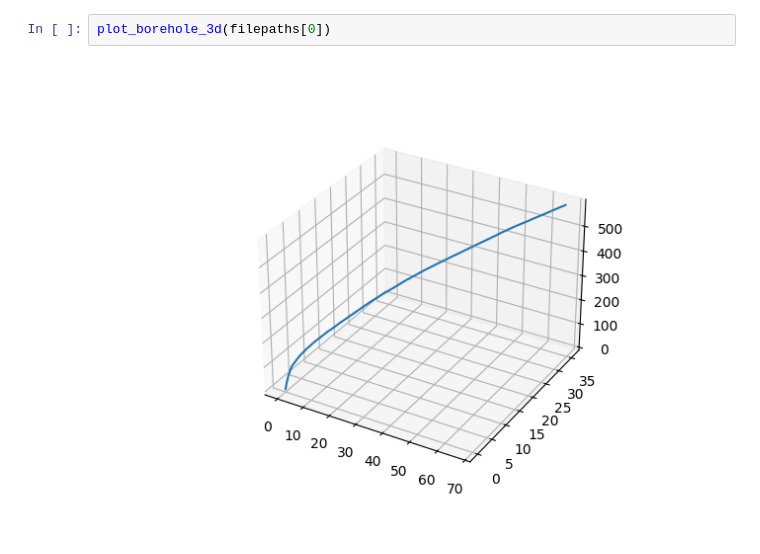
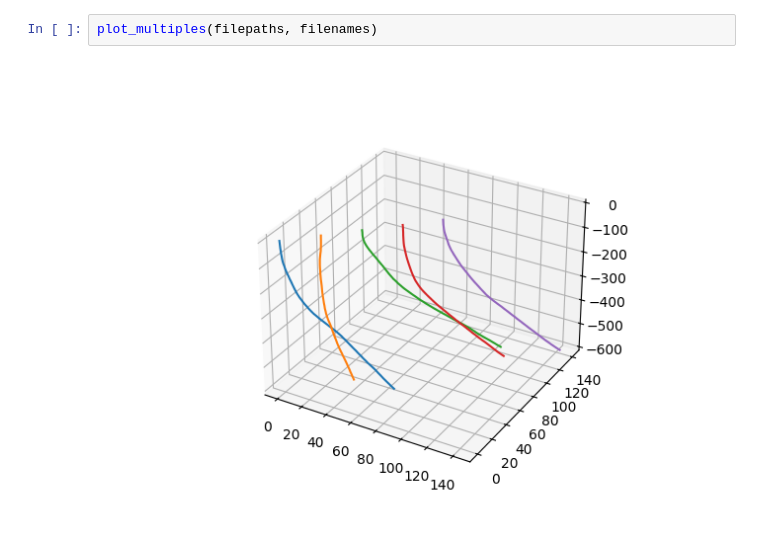
Before and after one commit to bger-dhoward/Borehole-Deviation-Study, a Jupyter notebook: UMB Borehole Stats v2.ipynb, the cells around one changed output. Drawn from its saved outputs; the diff is of its cells as text.

```diff
--- a/UMB Borehole Stats v2.ipynb
+++ b/UMB Borehole Stats v2.ipynb
@@ -48,7 +99,7 @@ def plot_borehole_3d(filepath):
-# %%
-plot_borehole_3d(filepaths[0])
-# %% [output]
-[figure, removed]
+# %%
+plot_multiples(filepaths, filenames)
+# %% [output]
+[figure, added]
 # %%
 plot_borehole_3d(filepaths[1])
 # %% [output]
```
Also changed, not shown: parts of 6 cells of this notebook, 10 other files.
